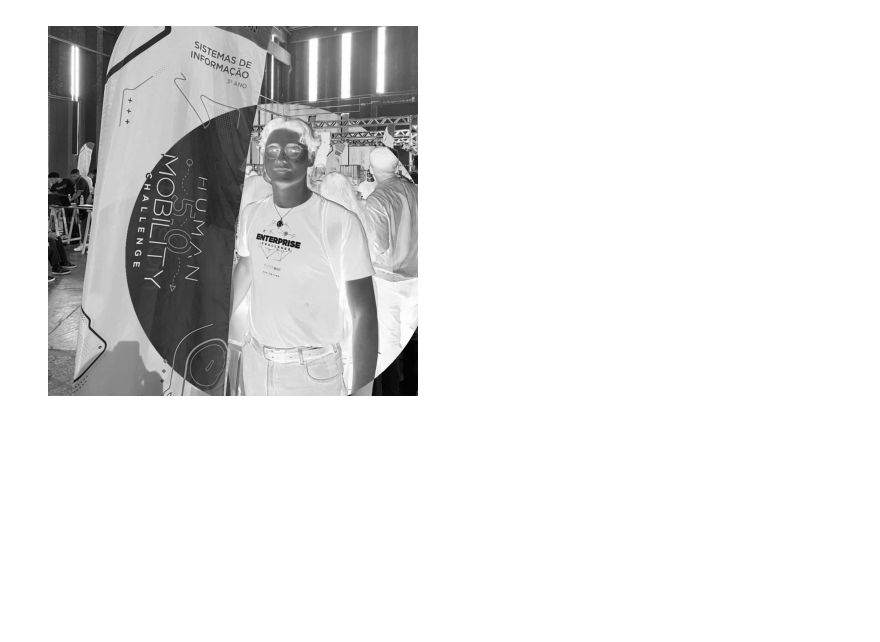
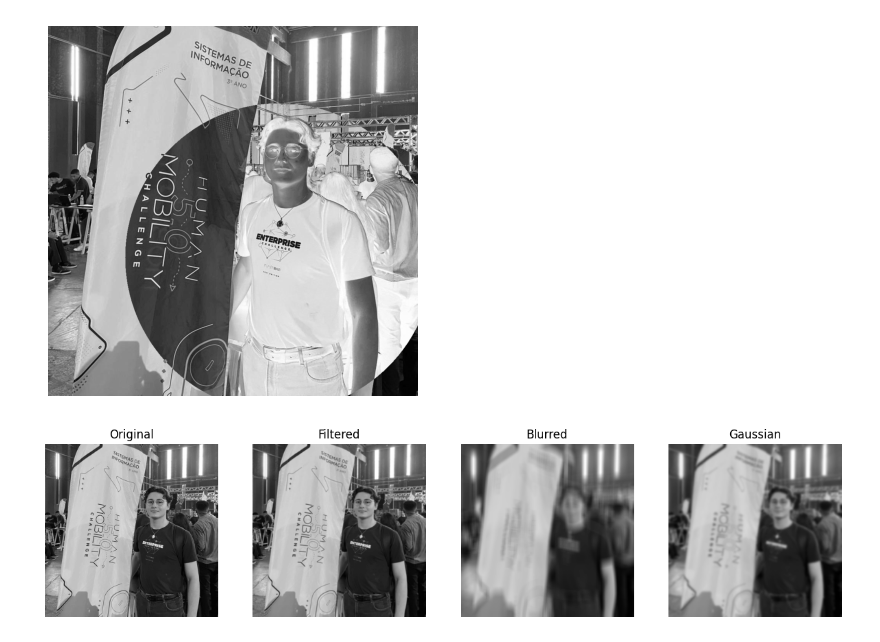
Before and after one commit to hotequil/image-processing, a Jupyter notebook: app.ipynb, the cells around one changed output. Cells and saved outputs as stored; diff of their text form; code cells hidden in the pictures; blank space fills up the shorter version.

Commit message:
feat: done different filters

```diff
--- a/app.ipynb
+++ b/app.ipynb
@@ -273,3 +273,52 @@ plt.show()
 # %% [output]
 [figure]
 [figure]
+# %%
+import cv2 as cv
+import numpy as np
+from matplotlib import pyplot as plt
+
+%matplotlib inline
+
+image = cv.imread("me.jpeg", cv.IMREAD_GRAYSCALE)
+
+kernel = np.array([
+    [1, 1, 1, 1, 1],
+    [1, 1, 1, 1, 1],
+    [1, 1, 1, 1, 1],
+    [1, 1, 1, 1, 1],
+    [1, 1, 1, 1, 1],
+])
+
+sum = np.sum(kernel)
+kernel = kernel / (sum if sum != 0 else 1)
+
+image_filtered = cv.filter2D(image, -1, kernel)
+image_blurred = cv.blur(image, (20, 60), 0)
+image_gaussian = cv.GaussianBlur(image, (35, 35), 0)
+
+plt.figure(figsize=(15, 15))
+
+plt.subplot(141)
+plt.imshow(image, cmap="gray")
+plt.title("Original")
+plt.axis("off")
+
+plt.subplot(142)
+plt.imshow(image_filtered, cmap="gray")
+plt.title("Filtered")
+plt.axis("off")
+
+plt.subplot(143)
+plt.imshow(image_blurred, cmap="gray")
+plt.title("Blurred")
+plt.axis("off")
+
+plt.subplot(144)
+plt.imshow(image_gaussian, cmap="gray")
+plt.title("Gaussian")
+plt.axis("off")
+
+plt.show()
+# %% [output]
+[figure, added]
```
